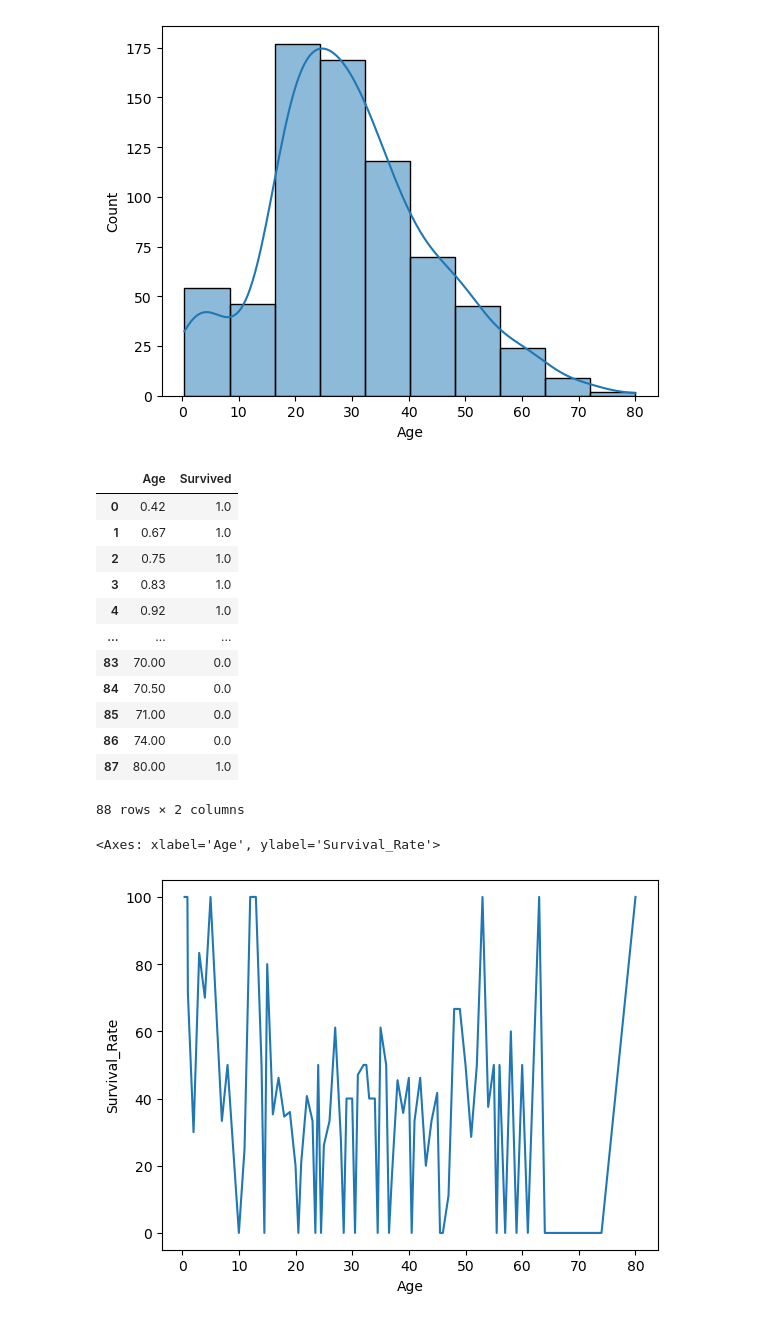
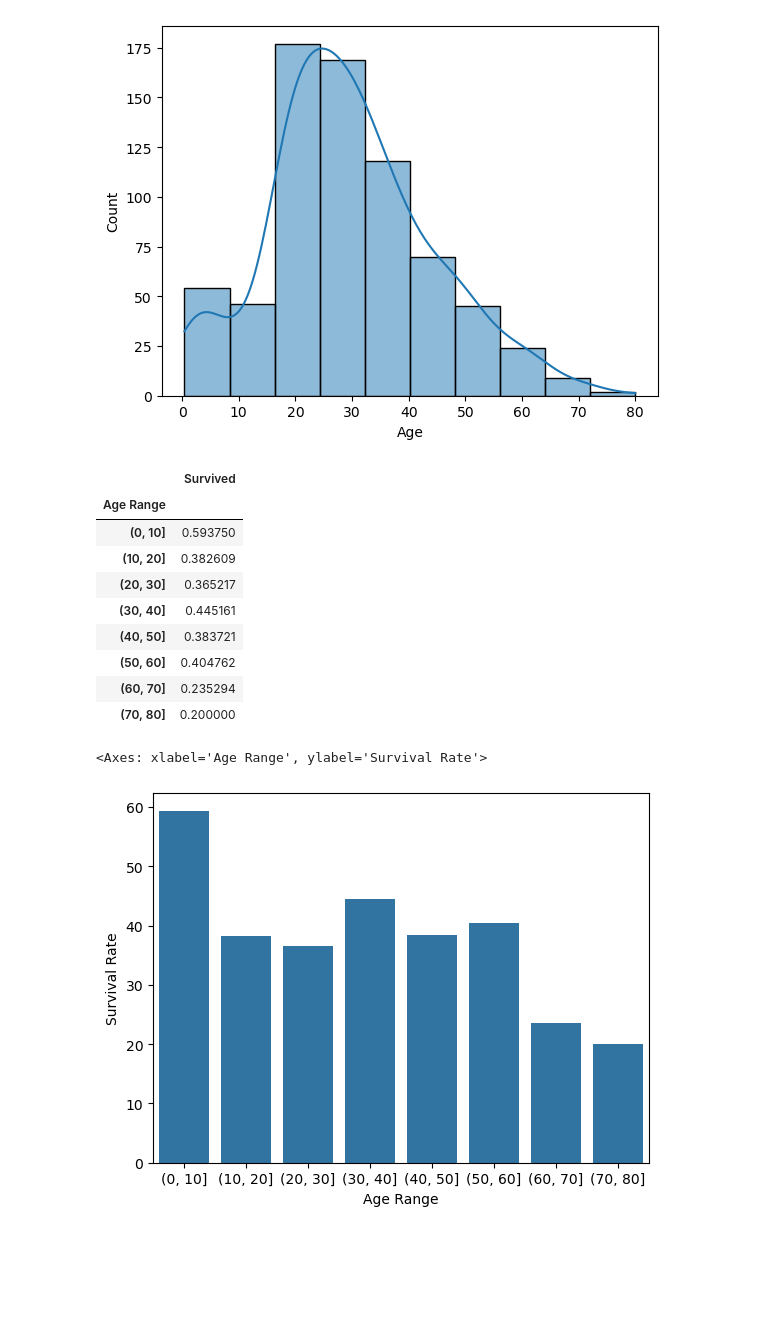
Before and after one commit to zonarr/titanic_data_analysis, a Jupyter notebook: main.ipynb, the cells around one changed output. Cells and saved outputs as stored; diff of their text form; code cells hidden in the pictures; blank space fills up the shorter version.

```diff
--- a/main.ipynb
+++ b/main.ipynb
@@ -24,24 +25,24 @@ sns.histplot(x=age,bins=10,kde=True)
 <Axes: xlabel='Age', ylabel='Count'>
 [figure]
 # %%
-age_survival_rate = df.groupby("Age",as_index=True)[["Survived"]].mean()
+temp_df = df.copy()
+bins = range(0,81,10)
+temp_df["Age Range"] = pd.cut(df["Age"],bins=bins)
+age_survival_rate = temp_df.groupby("Age Range",as_index=True)[["Survived"]].mean()
 display(age_survival_rate)
 age_survival_rate["Survived"]= age_survival_rate["Survived"]* 100
-age_survival_rate.rename({"Survived":"Survival_Rate"},axis="columns",inplace=True)
-sns.lineplot(data=age_survival_rate,y="Survival_Rate",x="Age")
+age_survival_rate.rename({"Survived":"Survival Rate"},axis="columns",inplace=True)
+sns.barplot(data=age_survival_rate,y="Survival Rate",x="Age Range")
 # %% [output]
-|  | Age | Survived |
-| 0 | 0.42 | 1.0 |
-| 1 | 0.67 | 1.0 |
-| 2 | 0.75 | 1.0 |
-| 3 | 0.83 | 1.0 |
-| 4 | 0.92 | 1.0 |
-| ... | ... | ... |
-| 83 | 70.00 | 0.0 |
-| 84 | 70.50 | 0.0 |
-| 85 | 71.00 | 0.0 |
-| 86 | 74.00 | 0.0 |
-| 87 | 80.00 | 1.0 |
+|  | Survived |
+| Age Range |  |
+| (0, 10] | 0.593750 |
+| (10, 20] | 0.382609 |
+| (20, 30] | 0.365217 |
+| (30, 40] | 0.445161 |
+| (40, 50] | 0.383721 |
+| (50, 60] | 0.404762 |
+| (60, 70] | 0.235294 |
+| (70, 80] | 0.200000 |
-88 rows × 2 columns
+<Axes: xlabel='Age Range', ylabel='Survival Rate'>
-<Axes: xlabel='Age', ylabel='Survival_Rate'>
-[figure, old version]
+[figure, new version]
```
Also changed, not shown: parts of 1 cell of this notebook.
